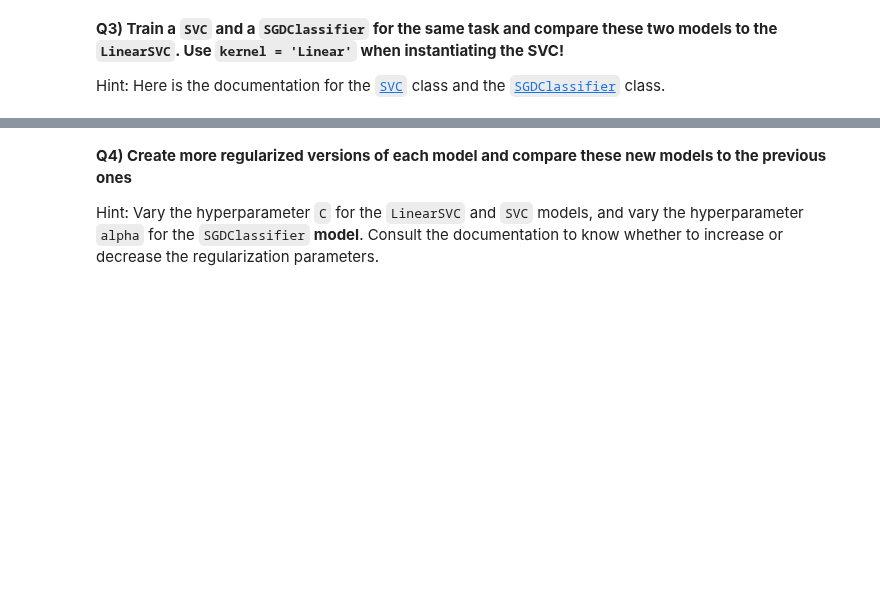
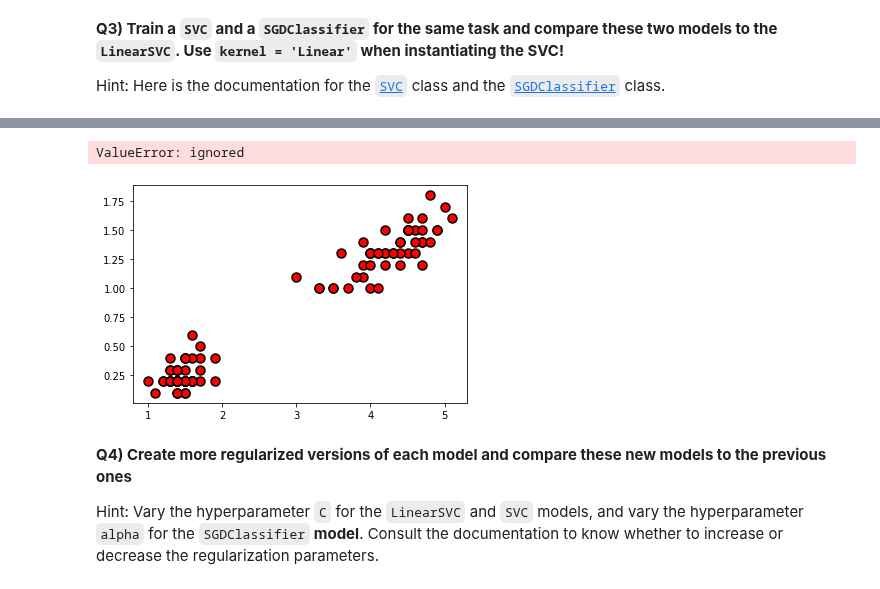
Before and after one commit to mrfabien/2022_ML_EES, a Jupyter notebook: Exercises/S2_1_SVM.ipynb, the cells around one changed output, grey strips where cells are left out. Cells and saved outputs as stored; diff of their text form; code cells hidden in the pictures; blank space fills up the shorter version.

```diff
--- a/Exercises/S2_1_SVM.ipynb
+++ b/Exercises/S2_1_SVM.ipynb
@@ -131,28 +132,31 @@ ______.____(_,_)
 # %%
 # Plot all three decision boundaries on the same labeled figure
 #########################################################################
 # Same as what you did to get the first figure
-___,___ = ______.____________(____,____)
-ax.scatter(________________________)
+fig,ax = plt.subplots(1,1)
+ax.scatter(X[:,0],X[:,1],s=80,color='r',edgecolor='k',linewidths=1.5)
 
 # Decision boundary: np.dot(W,x)+b = 0
-_ = ________(_______)
+decision_boundary = np.dot(W,x)
 __._____(_,_________,c='r',lw=2,label='LinearSVC')
 #########################################################################
 # Now add the decision boundary for 'SVC'
 __._____(_,______________________,c='k',lw=2,label='SVC')
 #########################################################################
 # Now add the decision boundary for 'SGDClassifier'
 __._____(_,______________________,c='b',lw=2,label='SGDClas.')
 #########################################################################
 # Same as the first figure again
 ax.legend()
 ax.set_xlabel("Pedal length",fontdict={'size':13})
 ax.set_ylabel("Pedal width",fontdict={'size':13})
 ax.set_title('Iris dataset')
 ax.tick_params(axis='both', which='major', labelsize=11)
 ax.grid(alpha=0.2,ls='--',lw=1)
 plt.show()
+# %% [output]
+ValueError: ignored
+[figure, added]
 # %% [markdown]
 **Q4) Create more regularized versions of each model and compare these new models to the previous ones**
 
```
Also changed, not shown: parts of 3 cells of this notebook.
